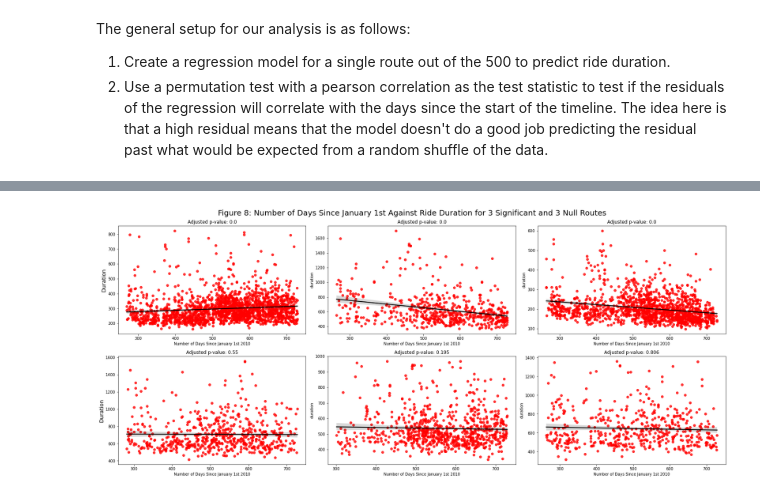
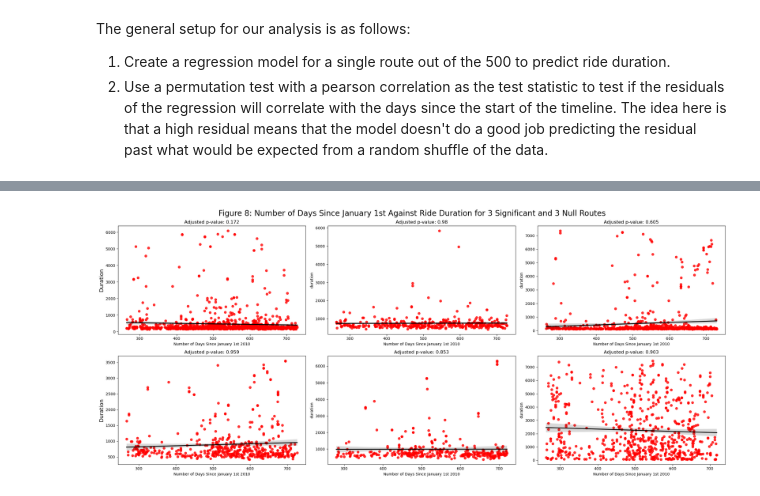
Before and after one commit to GabeNicholson/Predicting-Bikepath-Changes-With-FDR-Control, a Jupyter notebook: (2) Model Prediction.ipynb, the cells around one changed output, grey strips where cells are left out. Cells and saved outputs as stored; diff of their text form; code cells hidden in the pictures.

```diff
--- a/(2) Model Prediction.ipynb
+++ b/(2) Model Prediction.ipynb
@@ -154,12 +141,11 @@ Number of rejections using BH 110
 # %%
 # This code block will track the real correlation values (not the permuted ones) for plotting and analysis.
-
 lst_real_corr = []
 for route in tqdm(reg_df.route.unique()):
     # Formatting for OLS
     X = reg_df[reg_df['route'] == route]
     y = reg_df[reg_df['route'] == route]['duration']
-    days_since = X['days_since_Jan1_2010']
+    days_since = X['days_since_jan1_2010']
     #OLS model
     X = sm.add_constant(X)
     model = smf.ols(formula = formula, data = X)
@@ -201 +199,3 @@ significant negative correlation 101
+# %%
+significant_pvals_index = np.random.randint(0,len(signif_pvals), size=6)
 # %% [markdown]
@@ -214,7 +213,7 @@ def permut_p_value(resid, days_since, num_perm=25000):
         np.corrcoef(results.resid, days_since)[1, 0]))/num_perm
     return p_val, permutation_corr
 # %%
-significant_routes = [184, 114, 104, 255, 432, 72] # Chosen randomly.
+significant_routes = signif_pvals[significant_pvals_index] # Chosen randomly.
 lst_real_corr = []
 perm_corr = []
 lst_residuals = []
@@ -228,11 +227,11 @@ for route_index in significant_routes:
     route = reg_df.route.unique()[route_index]
     X = reg_df[reg_df['route'] == route]
     y = reg_df[reg_df['route'] == route]['duration']
-    days_since = X['days_since_Jan1_2010']
+    days_since = X['days_since_jan1_2010']
 
     # Running OLS.
     y = reg_df[reg_df['route'] == route]['duration']
-    days_since = X['days_since_Jan1_2010']
+    days_since = X['days_since_jan1_2010']
     X = sm.add_constant(X)
     model = smf.ols(formula = formula, data = X)
     X = sm.add_constant(X)
@@ -552,7 +467,7 @@ significant_routes = [184, 114, 104, 255, 432, 72]
 for i in significant_routes:
     route = reg_df.route.unique()[i]
     mask = reg_df[reg_df['route'] == route]
-    days_since.append(mask['days_since_Jan1_2010'])
+    days_since.append(mask['days_since_jan1_2010'])
     duration.append(mask['duration'])
 # %%
 fig, axes = plt.subplots(2, 3, figsize=(23, 10))
@@ -571,36 +486,33 @@ axes[0, 1].set_title(
 p.set_xlabel('Number of Days Since January 1st 2010')
 
 p = sns.regplot(ax=axes[0, 2], x=days_since[2], y=duration[2], line_kws={
                 "color": "black"}, scatter_kws={"color": "red"})
 axes[0, 2].set_title(
     f'Adjusted p-value: {np.around(corrected_pvals[significant_routes[2]],3)}')
 p.set_xlabel('Number of Days Since January 1st 2010')
 
-
 p = sns.regplot(ax=axes[1, 0], x=days_since[3], y=duration[3], line_kws={
                 "color": "black"}, scatter_kws={"color": "red"})
 axes[1, 0].set_title(
     f'Adjusted p-value: {np.around(corrected_pvals[significant_routes[3]],3)}')
 p.set_ylabel('Duration', fontsize=14)
 p.set_xlabel('Number of Days Since January 1st 2010')
-
 
 p = sns.regplot(ax=axes[1, 1], x=days_since[4], y=duration[4], line_kws={
                 "color": "black"}, scatter_kws={"color": "red"})
 axes[1, 1].set_title(
     f'Adjusted p-value: {np.around(corrected_pvals[significant_routes[4]],3)}')
 p.set_xlabel('Number of Days Since January 1st 2010')
 
 p = sns.regplot(ax=axes[1, 2], x=days_since[5], y=duration[5], line_kws={
                 "color": "black"}, scatter_kws={"color": "red"})
 axes[1, 2].set_title(
     f'Adjusted p-value: {np.around(corrected_pvals[significant_routes[5]],3)}')
 p.set_xlabel('Number of Days Since January 1st 2010')
 
 
-plt.suptitle(
-    'Figure 8: Number of Days Since January 1st Against Ride Duration for 3 Significant and 3 Null Routes', fontsize=20)
+plt.suptitle('Figure 8: Number of Days Since January 1st Against Ride Duration for 3 Significant and 3 Null Routes', fontsize=20)
 plt.tight_layout()
-plt.savefig('fig8.png')
+# plt.savefig('fig8.png')
 # %% [output]
-[figure, old version]
+[figure, new version]
```
Also changed, not shown: parts of 25 cells of this notebook.
